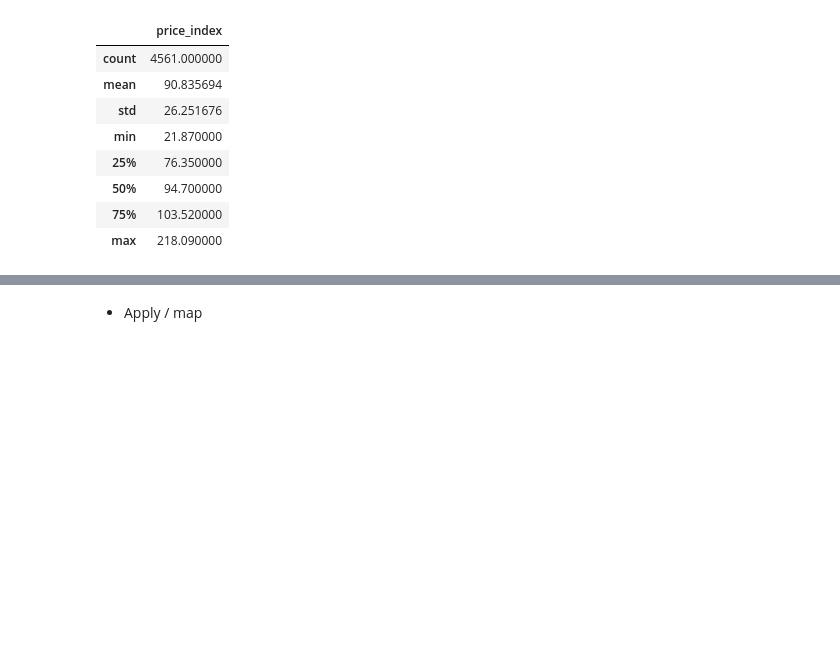
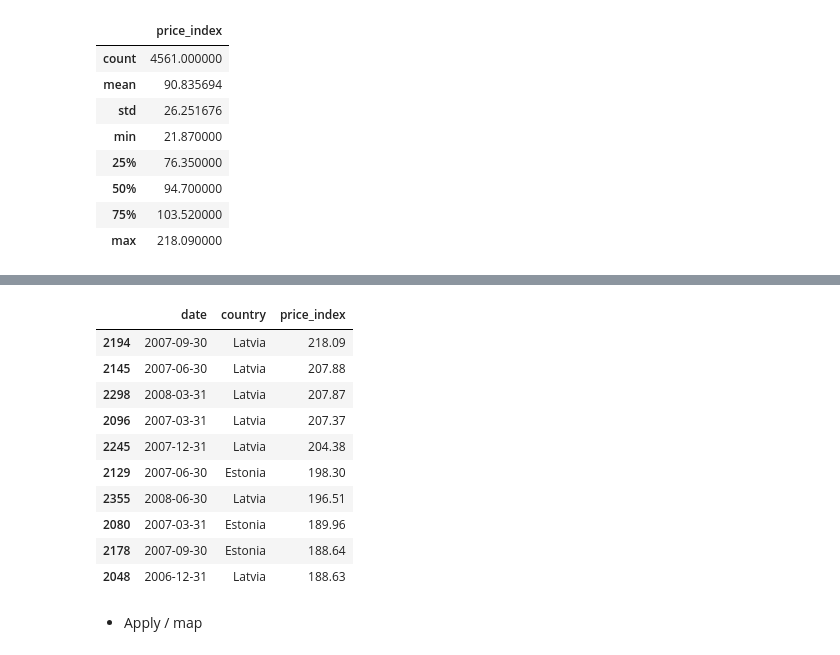
Before and after one commit to emikokic/processing_data_with_pandas, a Jupyter notebook: processing_data_with_pandas_talk.ipynb, the cells around one changed output, grey strips where cells are left out. Saved outputs shown, nothing was run; the diff lists cells and outputs as text; code cells hidden in the pictures; blank space fills up the shorter version.

```diff
--- a/processing_data_with_pandas_talk.ipynb
+++ b/processing_data_with_pandas_talk.ipynb
@@ -339,2 +343,17 @@ df.sample(10)
+# %%
+top_10_price_index = df.sort_values('price_index', ascending=False)[:10]
+top_10_price_index
+# %% [output]
+|  | date | country | price_index |
+| 2194 | 2007-09-30 | Latvia | 218.09 |
+| 2145 | 2007-06-30 | Latvia | 207.88 |
+| 2298 | 2008-03-31 | Latvia | 207.87 |
+| 2096 | 2007-03-31 | Latvia | 207.37 |
+| 2245 | 2007-12-31 | Latvia | 204.38 |
+| 2129 | 2007-06-30 | Estonia | 198.30 |
+| 2355 | 2008-06-30 | Latvia | 196.51 |
+| 2080 | 2007-03-31 | Estonia | 189.96 |
+| 2178 | 2007-09-30 | Estonia | 188.64 |
+| 2048 | 2006-12-31 | Latvia | 188.63 |
 # %% [markdown]
 - Apply / map
```
Also changed, not shown: parts of 14 cells of this notebook.
